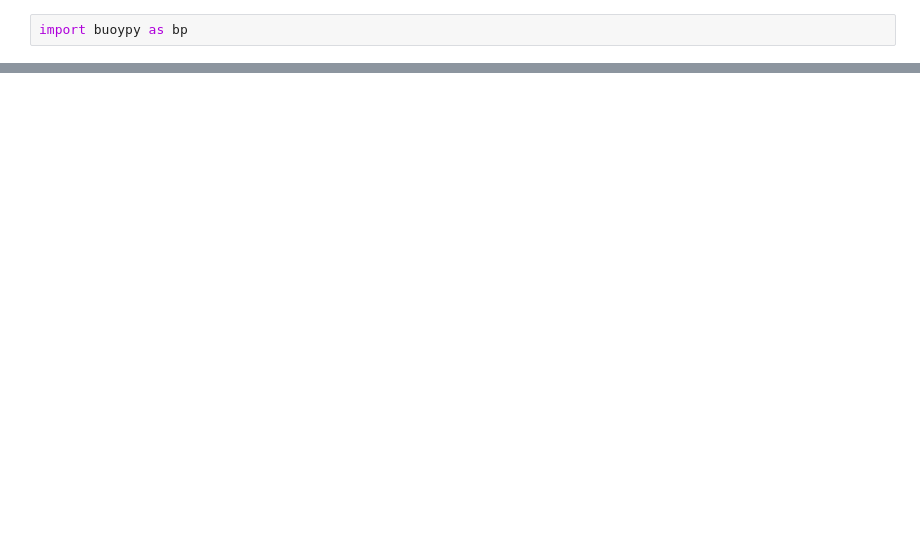
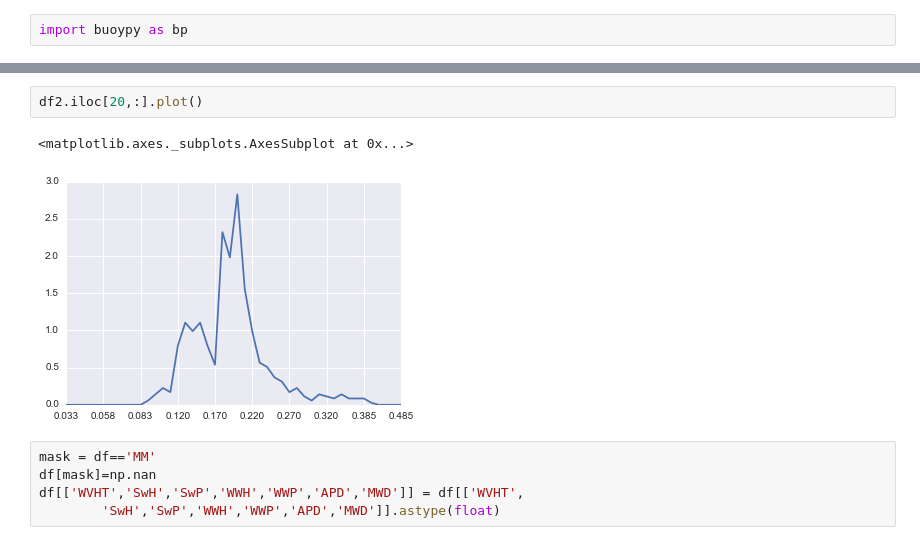
Before and after one commit to nickc1/buoypy, a Jupyter notebook: scripts/buoy_data_analysis.ipynb, the cells around one changed output, grey strips where cells are left out. Cells and saved outputs as stored; diff of their text form; blank space fills up the shorter version.

```diff
--- a/scripts/buoy_data_analysis.ipynb
+++ b/scripts/buoy_data_analysis.ipynb
@@ -95,0 +95,10 @@ sq.
+# %%
+df2.iloc[20,:].plot()
+# %% [output]
+<matplotlib.axes._subplots.AxesSubplot at 0x...>
+[figure, added]
+# %%
+mask = df=='MM'
+df[mask]=np.nan
+df[['WVHT','SwH','SwP','WWH','WWP','APD','MWD']] = df[['WVHT',
+        'SwH','SwP','WWH','WWP','APD','MWD']].astype(float)
```
Also changed, not shown: parts of 18 cells of this notebook, 3 other files.
